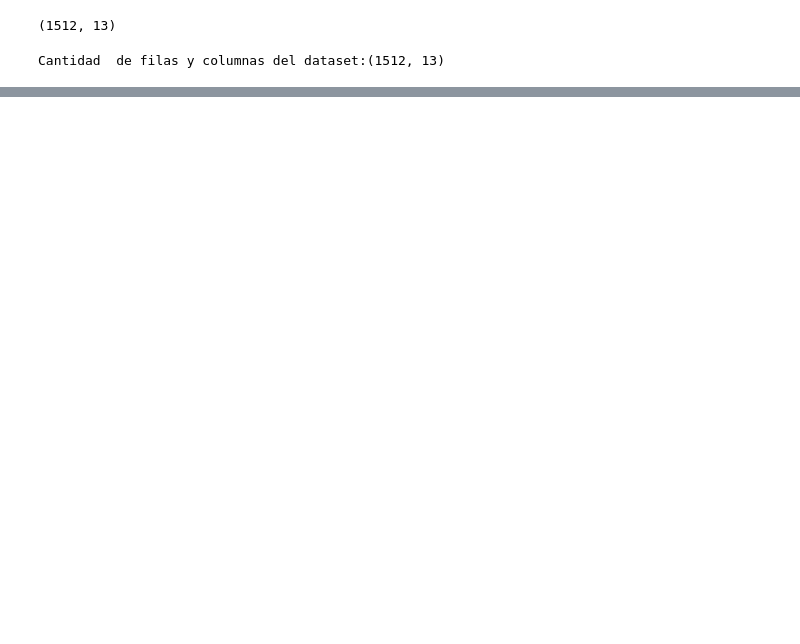
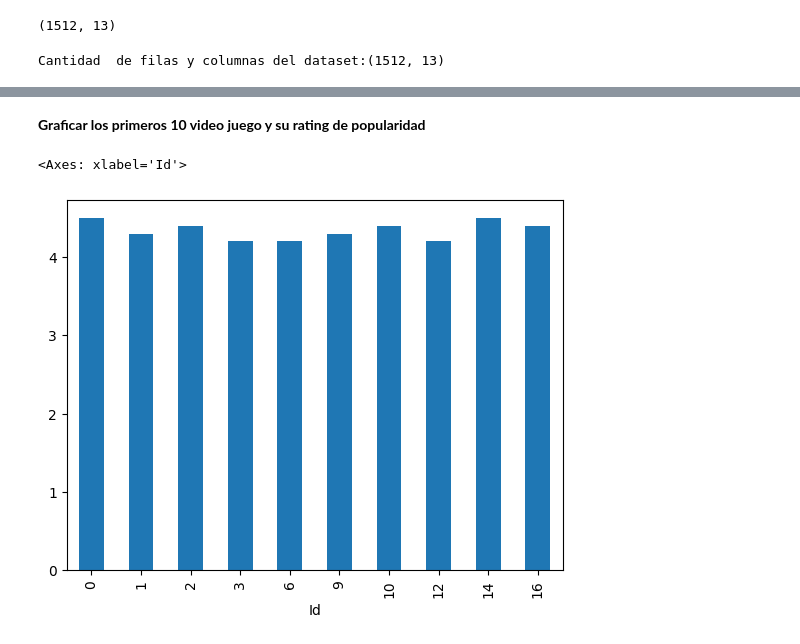
Before and after one commit to anavillegas26/Python-Semestre-I, a Jupyter notebook: Jupyter.ipynb/03_pandas.ipynb, the cells around one changed output, grey strips where cells are left out. Drawn from its saved outputs; the diff is of its cells as text; code cells hidden in the pictures; blank space fills up the shorter version.

```diff
--- a/Jupyter.ipynb/03_pandas.ipynb
+++ b/Jupyter.ipynb/03_pandas.ipynb
@@ -33,0 +146,10 @@ Cantidad  de filas y columnas del dataset:(1512, 13)
+# %%
+def filtro_rpg(genres): # funcion que filtra los rpg
+    return 'RPG' in genres
+# %%
+# aplicar un filtro para consultar y llamar la función filtro_rpg
+datosPRG = datos[datos['Genres'].apply(filtro_rpg)]
+# %%
+# mostrar el dataset filtardo; incluyendo solo las 2 columnas titulo y rating
+nombreRPG = datosPRG[['Title', 'Rating' ]]
+nombreRPG.head(20) # muestra los primeros 20 juegos
@@ -33,0 +187,8 @@ Cantidad  de filas y columnas del dataset:(1512, 13)
+# %% [markdown]
+**Graficar los primeros 10 video juego y su rating de popularidad**
+# %%
+graficosRPG = nombreRPG.head(10) #grafico solo tiene los 10 primeros video juego
+graficosRPG.drop(['Title'],axis=1)['Rating'].plot(kind='bar')
+# %% [output]
+<Axes: xlabel='Id'>
+[figure, added]
```
Also changed, not shown: parts of 19 cells of this notebook.
